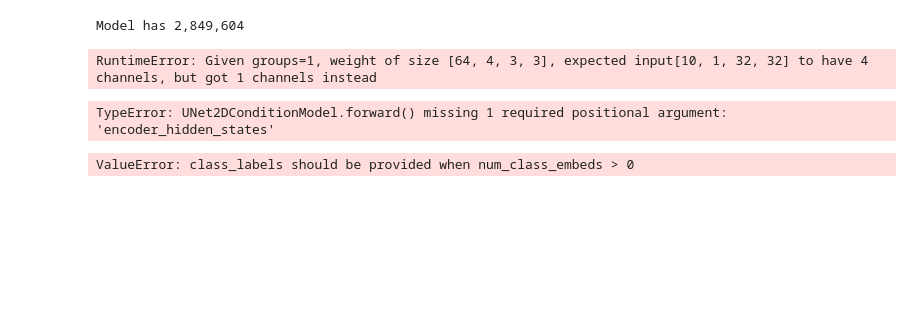
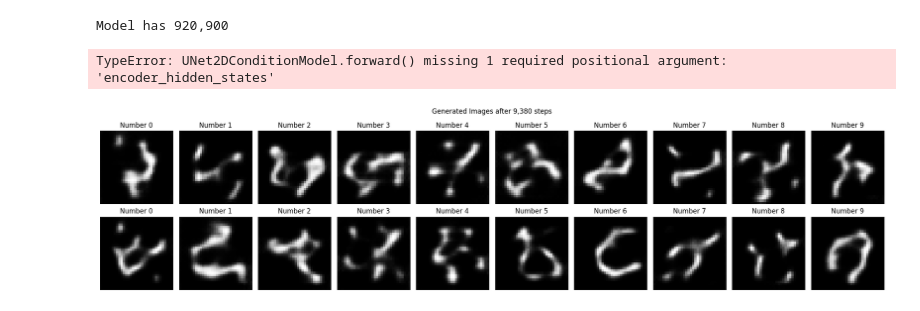
Before and after one commit to karanravindra/nn-zoo, a Jupyter notebook: archive/papers/image-generation/7-ddpm/ddpm.ipynb, the cells around one changed output. Saved outputs shown, nothing was run; the diff lists cells and outputs as text; code cells hidden in the pictures; blank space fills up the shorter version.

```diff
--- a/archive/papers/image-generation/7-ddpm/ddpm.ipynb
+++ b/archive/papers/image-generation/7-ddpm/ddpm.ipynb
@@ -40,25 +646,26 @@ model = diffusers.UNet2DModel(
     in_channels=4,
     out_channels=4,
     down_block_types=(
-        "AttnDownBlock2D",
-        "AttnDownBlock2D",
+        "DownBlock2D",
+        "DownBlock2D",
     ),  # "DownBlock2D", "CrossAttnDownBlock2D",
     up_block_types=(
-        "AttnUpBlock2D",
-        "AttnUpBlock2D",
+        "UpBlock2D",
+        "UpBlock2D",
     ),  # "UpBlock2D", "CrossAttnUpBlock2D",
-    block_out_channels=(64, 128),
-    layers_per_block=1,
+    block_out_channels=(32, 64),
+    layers_per_block=2,
     num_class_embeds=10,
 ).to(device)
 
 num_train_steps = 0
 print(f"Model has {model.num_parameters():,}")
 # %% [output]
-Model has 2,849,604
+Model has 920,900
 # %%
 scheduler = diffusers.DDIMScheduler(
     num_train_timesteps=4000,
-    rescale_betas_zero_snr=True
+    rescale_betas_zero_snr=True,
+    beta_schedule="squaredcos_cap_v2"
 )
 # %%
@@ -85,12 +692,15 @@ test_loader = torch.utils.data.DataLoader(
 # %%
 @torch.no_grad()
 def generate(batch_size, eta, num_inference_steps):
-    image = torch.randn(batch_size, 1, 32, 32, device=device)
-    classes = torch.arange(10, device=device)
+    if batch_size % 10 != 0:
+        raise ValueError("Batch size must be divisible by 10")
+
+    image = torch.randn(batch_size, 4, 8, 8, device=device)
+    classes = torch.arange(10, device=device).repeat(batch_size // 10)
     # set step values
     scheduler.set_timesteps(num_inference_steps)
 
-    for t in tqdm.tqdm(range(num_inference_steps)):
+    for t in range(num_inference_steps):
         # 1. predict noise model_output
         model_output = model.forward(image, timestep=t, class_labels=classes).sample
 
@@ -105,12 +715,14 @@ def generate(batch_size, eta, num_inference_steps):
             eta=eta,
         ).prev_sample
 
-    imgs = (image / 2 + 0.5).clamp(0, 1).cpu()
+    # imgs = (image / 2 + 0.5).clamp(0, 1).cpu()
 
-    plt.figure(figsize=(20, 3))
+    imgs = vqvae.decoder(image).cpu()
+
+    plt.figure(figsize=(20, 5))
 
     for i in range(batch_size):
-        plt.subplot(1, batch_size, i + 1)
+        plt.subplot(batch_size//10, 10, i + 1)
         plt.imshow(imgs[i].squeeze(), cmap="gray")
         plt.title(f"Number {classes[i]}")
         plt.axis("off")
@@ -121,6 +733,6 @@ def generate(batch_size, eta, num_inference_steps):
     plt.axis("off")
     plt.show()
 
-generate(10, 1, 1)
+generate(10, 1, 50)
 # %% [output]
-RuntimeError: Given groups=1, weight of size [64, 4, 3, 3], expected input[10, 1, 32, 32] to have 4 channels, but got 1 channels instead
+TypeError: UNet2DConditionModel.forward() missing 1 required positional argument: 'encoder_hidden_states'
@@ -128,14 +762,11 @@ RuntimeError: Given groups=1, weight of size [64, 4, 3, 3], expected input[10, 1
 pbar = tqdm.trange(10, desc="Epochs", unit="epochs")
 
 for epoch in pbar:
-    for x, y in tqdm.tqdm(train_loader, desc="Batches", unit="batches", leave=False):
-        if num_train_steps > 10000:
-            break
-
+    for x, y in tqdm.tqdm(train_loader, desc="Batches", unit="batches", leave=True):
         x = x.to(device)
         y = y.to(device)
 
-        t = torch.randint(0, scheduler.config.num_train_timesteps, (x.size(0),), device=device).long()
+        t = torch.randint(0, scheduler.config.num_train_timesteps, (x.size(0),), device=device, dtype=torch.long)
         noise = torch.randn_like(x, device=device)
 
         noisy_x = scheduler.add_noise(x, noise, t)
@@ -149,16 +780,18 @@ for epoch in pbar:
         optimizer.step()
         num_train_steps += 1
 
-        pbar.set_postfix_str(f"Total Steps: {num_train_steps:,}, Loss: {loss:.4f}")
+        ema.update()
 
         if num_train_steps % 500 == 0:
-            generate(10, 1, 50)
+            # generate(10, 1, 50)
+            val_loss = test()
+
+        pbar.set_postfix_str(f"Loss: {loss:.4f}, Val Loss: {val_loss:.4f}")
+        pbar.set_description(f"Epochs {num_train_steps:,}")
-# %% [output]
-TypeError: UNet2DConditionModel.forward() missing 1 required positional argument: 'encoder_hidden_states'
 # %%
-generate(10, 1, 50)
+generate(20, 1, 50)
 # %% [output]
-ValueError: class_labels should be provided when num_class_embeds > 0
+[figure, added]
 # %%
 #Validation
 def validate():
```
Also changed, not shown: parts of 11 cells of this notebook, 6 other files.
